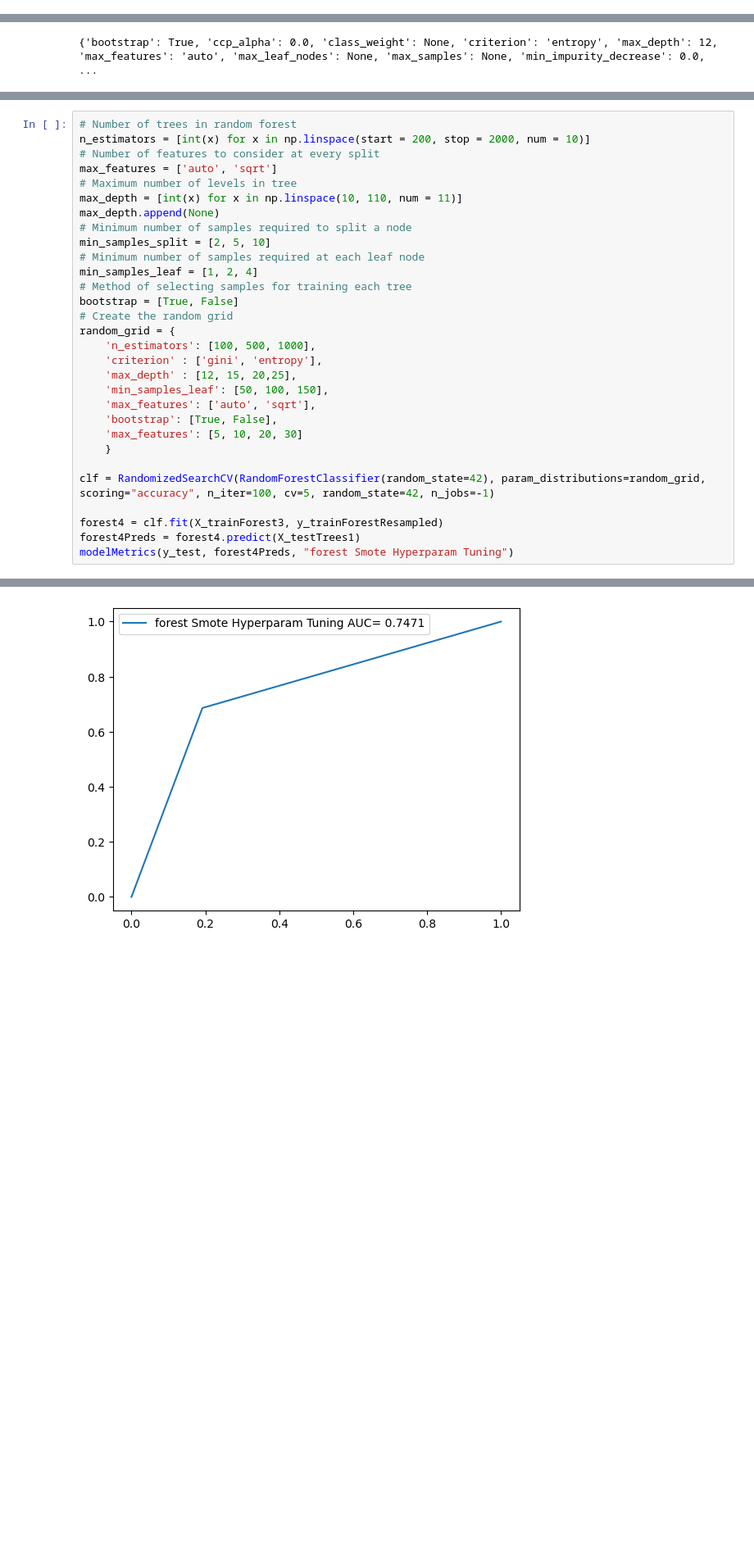
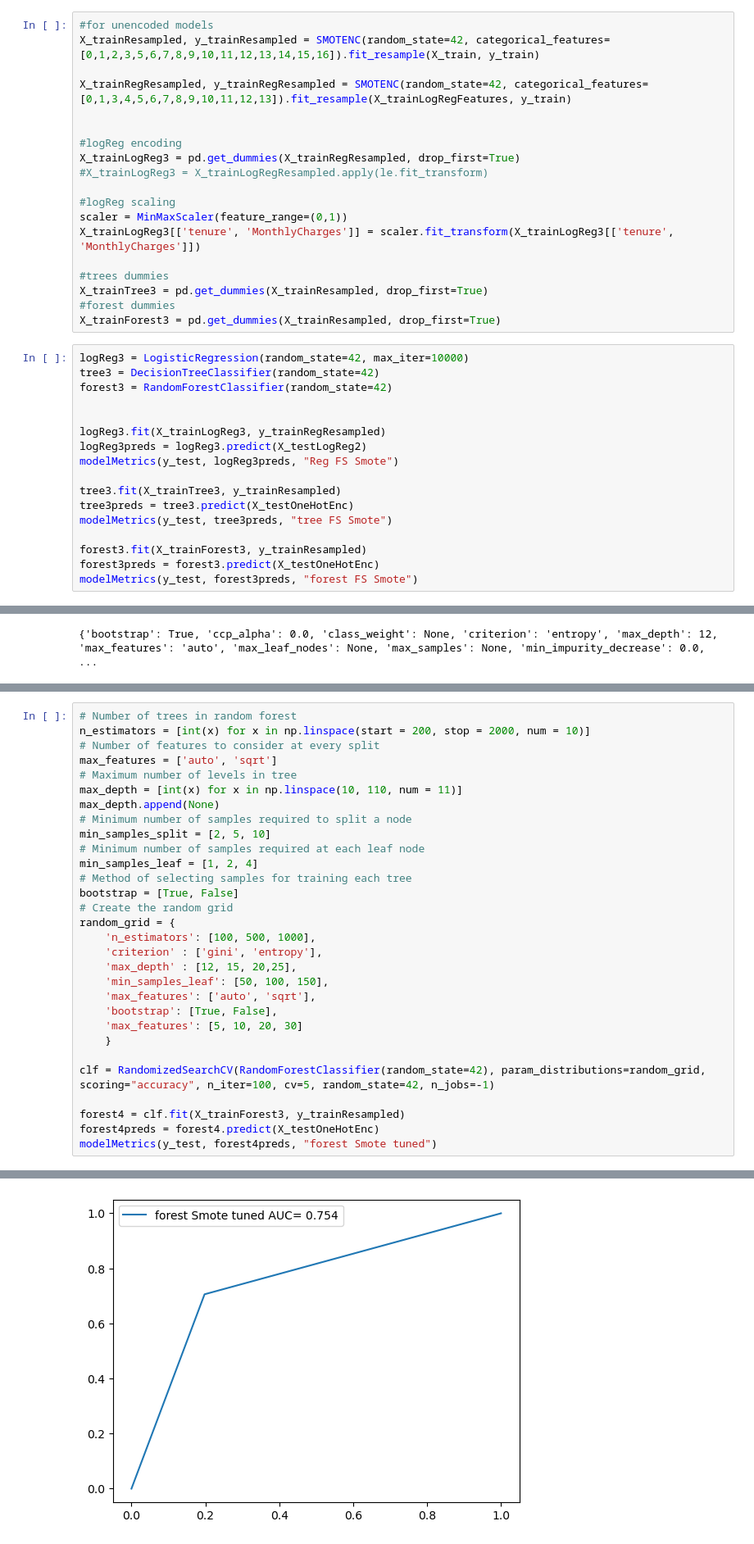
Before and after one commit to Gepolter/ChurnPrediction, a Jupyter notebook: ChurnPrediction.ipynb, the cells around one changed output, grey strips where cells are left out. Shown at 82% size. Cells and saved outputs as stored; diff of their text form; blank space fills up the shorter version.

```diff
--- a/ChurnPrediction.ipynb
+++ b/ChurnPrediction.ipynb
@@ -1102,0 +847,36 @@ confusion matrix:
+# %%
+#for unencoded models
+X_trainResampled, y_trainResampled = SMOTENC(random_state=42, categorical_features=[0,1,2,3,5,6,7,8,9,10,11,12,13,14,15,16]).fit_resample(X_train, y_train)
+
+X_trainRegResampled, y_trainRegResampled = SMOTENC(random_state=42, categorical_features=[0,1,3,4,5,6,7,8,9,10,11,12,13]).fit_resample(X_trainLogRegFeatures, y_train)
+
+
+#logReg encoding
+X_trainLogReg3 = pd.get_dummies(X_trainRegResampled, drop_first=True)
+#X_trainLogReg3 = X_trainLogRegResampled.apply(le.fit_transform)
+
+#logReg scaling
+scaler = MinMaxScaler(feature_range=(0,1))
+X_trainLogReg3[['tenure', 'MonthlyCharges']] = scaler.fit_transform(X_trainLogReg3[['tenure', 'MonthlyCharges']])
+
+#trees dummies
+X_trainTree3 = pd.get_dummies(X_trainResampled, drop_first=True)
+#forest dummies
+X_trainForest3 = pd.get_dummies(X_trainResampled, drop_first=True)
+# %%
+logReg3 = LogisticRegression(random_state=42, max_iter=10000)
+tree3 = DecisionTreeClassifier(random_state=42)
+forest3 = RandomForestClassifier(random_state=42)
+
+
+logReg3.fit(X_trainLogReg3, y_trainRegResampled)
+logReg3preds = logReg3.predict(X_testLogReg2)
+modelMetrics(y_test, logReg3preds, "Reg FS Smote")
+
+tree3.fit(X_trainTree3, y_trainResampled)
+tree3preds = tree3.predict(X_testOneHotEnc)
+modelMetrics(y_test, tree3preds, "tree FS Smote")
+
+forest3.fit(X_trainForest3, y_trainResampled)
+forest3preds = forest3.predict(X_testOneHotEnc)
+modelMetrics(y_test, forest3preds, "forest FS Smote")
@@ -1196,7 +1017,7 @@ random_grid = {
 
 clf = RandomizedSearchCV(RandomForestClassifier(random_state=42), param_distributions=random_grid, scoring="accuracy", n_iter=100, cv=5, random_state=42, n_jobs=-1)
 
-forest4 = clf.fit(X_trainForest3, y_trainForestResampled)
-forest4Preds = forest4.predict(X_testTrees1)
-modelMetrics(y_test, forest4Preds, "forest Smote Hyperparam Tuning")
+forest4 = clf.fit(X_trainForest3, y_trainResampled)
+forest4preds = forest4.predict(X_testOneHotEnc)
+modelMetrics(y_test, forest4preds, "forest Smote tuned")
 # %% [output]
@@ -1220 +1024 @@ confusion matrix:
-[figure, old version]
+[figure, new version]
```
Also changed, not shown: parts of 77 cells of this notebook.
